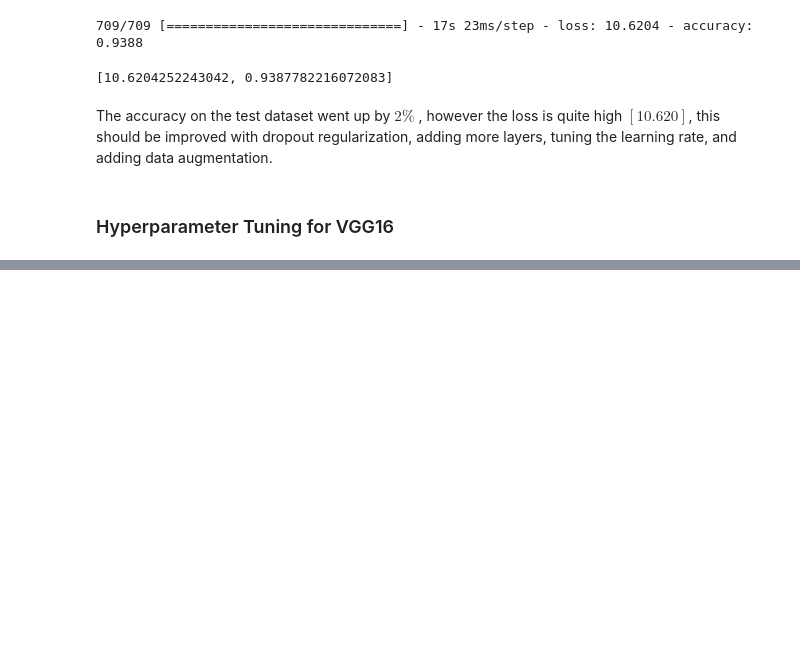
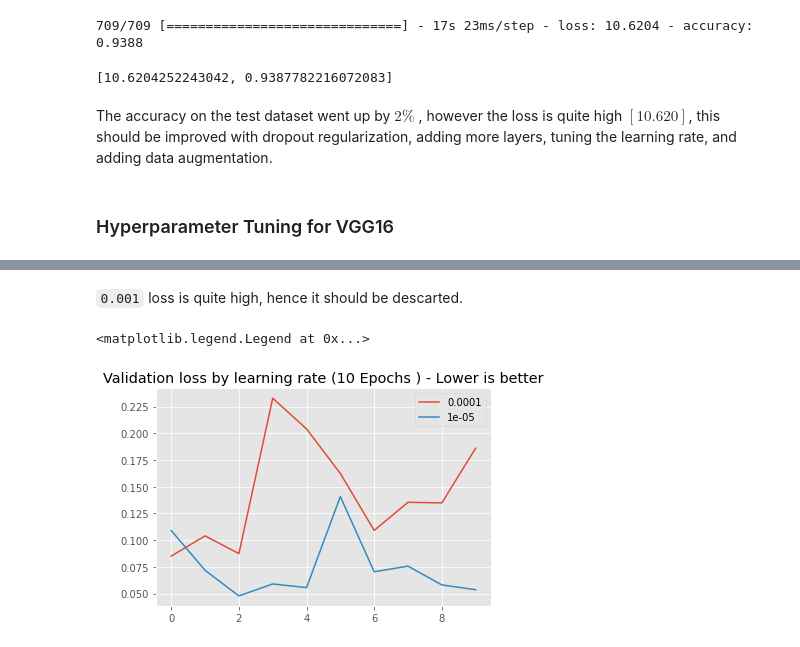
Before and after one commit to aenoboa1/ML_Zoomcamp-Capstone-Project, a Jupyter notebook: FruitsProject_VGG.ipynb, the cells around one changed output, grey strips where cells are left out. Saved outputs shown, nothing was run; the diff lists cells and outputs as text; code cells hidden in the pictures; blank space fills up the shorter version.

```diff
--- a/FruitsProject_VGG.ipynb
+++ b/FruitsProject_VGG.ipynb
@@ -319,0 +396,16 @@ The accuracy on the test dataset went up by $2\%$ , however the loss is quite hi
+# %% [markdown]
+`0.001` loss is quite high, hence it should be descarted.
+# %%
+hist = scores[1e-4]
+plt.plot(hist['val_loss'], label=0.0001)
+
+
+hist = scores[1e-5]
+plt.plot(hist['val_loss'], label=0.00001)
+
+plt.title("Validation loss by learning rate (10 Epochs ) - Lower is better")
+
+plt.legend()
+# %% [output]
+<matplotlib.legend.Legend at 0x...>
+[figure, added]
```
Also changed, not shown: parts of 12 cells of this notebook.
